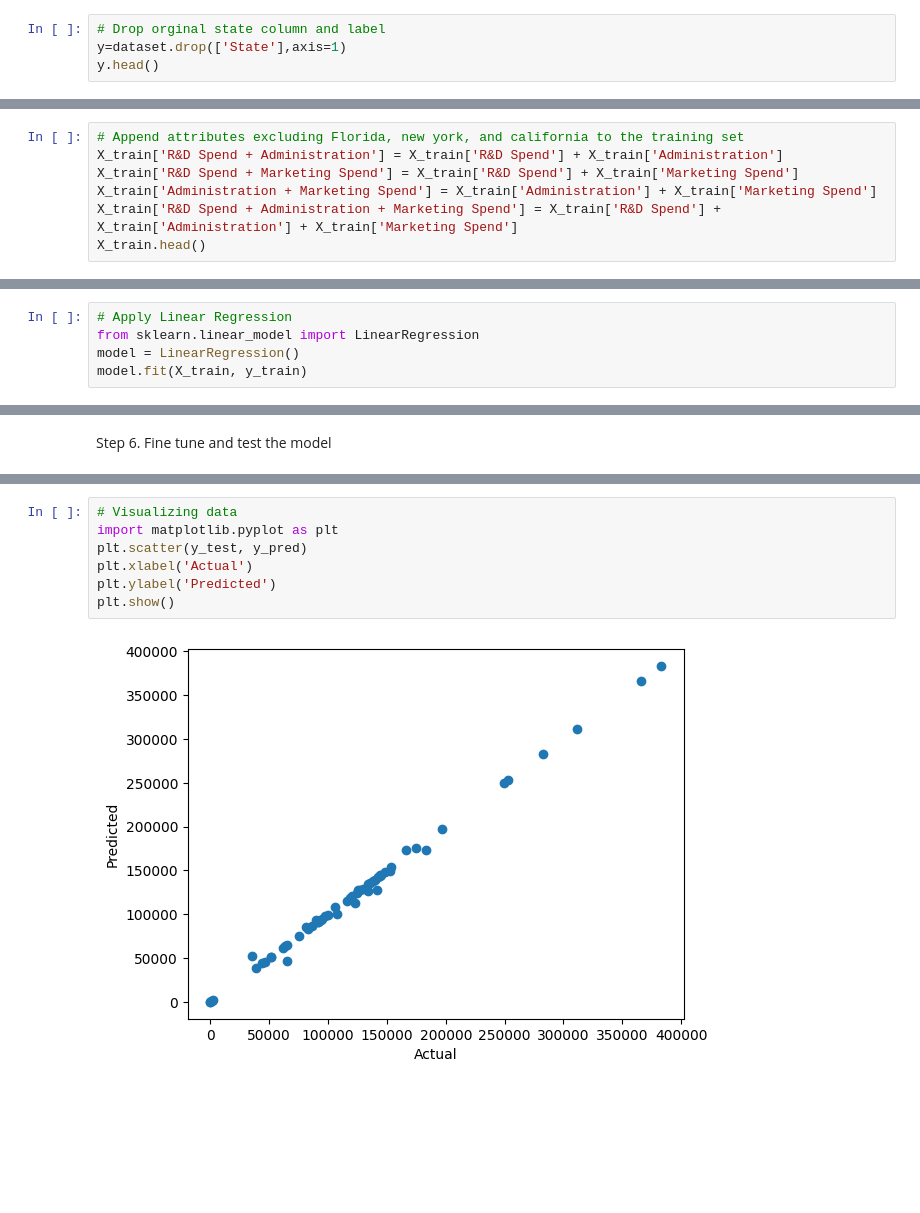
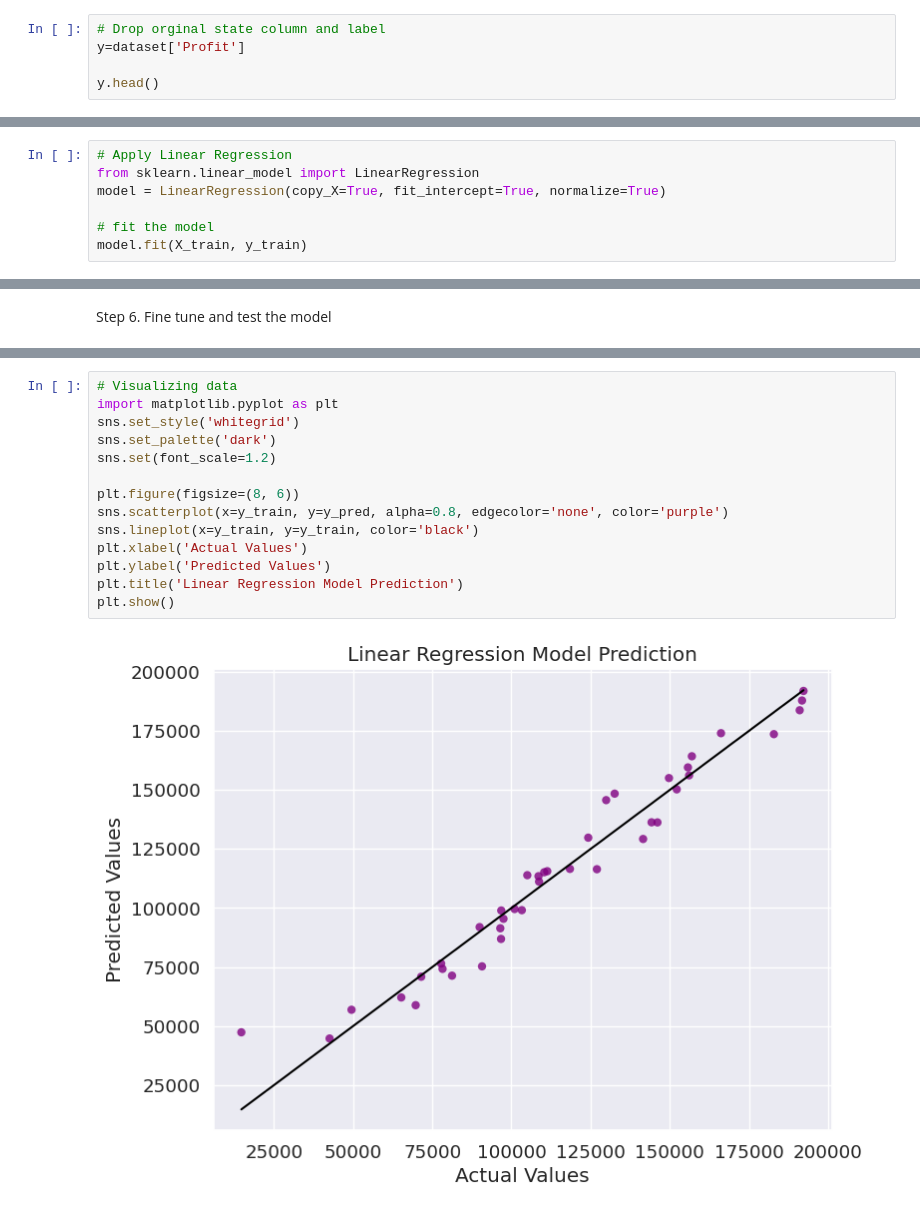
Before and after one commit to KacperBytnar/Machine_Learning_Evaluate_new_startups_profit, a Jupyter notebook: calcs/50-Startups_ML_Mandatory-Assignment.ipynb, the cells around one changed output, grey strips where cells are left out. Saved outputs shown, nothing was run; the diff lists cells and outputs as text; blank space fills up the shorter version.

Commit message:
Linear Regression and Random Forest models - training + prediction

```diff
--- a/calcs/50-Startups_ML_Mandatory-Assignment.ipynb
+++ b/calcs/50-Startups_ML_Mandatory-Assignment.ipynb
@@ -104,5 +162,6 @@ X.head()
 # %%
 # Drop orginal state column and label
-y=dataset.drop(['State'],axis=1)
+y=dataset['Profit']
+
 y.head()
 # %% [output]
@@ -286,10 +414,3 @@ Florida                                         0.116244
 New York                                        0.031368
 California                                     -0.145837
 Name: Profit, dtype: float64
-# %%
-# Append attributes excluding Florida, new york, and california to the training set
-X_train['R&D Spend + Administration'] = X_train['R&D Spend'] + X_train['Administration']
-X_train['R&D Spend + Marketing Spend'] = X_train['R&D Spend'] + X_train['Marketing Spend']
-X_train['Administration + Marketing Spend'] = X_train['Administration'] + X_train['Marketing Spend']
-X_train['R&D Spend + Administration + Marketing Spend'] = X_train['R&D Spend'] + X_train['Administration'] + X_train['Marketing Spend']
-X_train.head()
@@ -352,6 +466,8 @@ Select and train a model
 # %%
 # Apply Linear Regression
 from sklearn.linear_model import LinearRegression
-model = LinearRegression()
+model = LinearRegression(copy_X=True, fit_intercept=True, normalize=True)
+
+# fit the model
 model.fit(X_train, y_train)
 # %% [output]
@@ -481,9 +587,16 @@ print(best_parameters)
 # %%
 # Visualizing data
 import matplotlib.pyplot as plt
-plt.scatter(y_test, y_pred)
-plt.xlabel('Actual')
-plt.ylabel('Predicted')
+sns.set_style('whitegrid')
+sns.set_palette('dark')
+sns.set(font_scale=1.2)
+
+plt.figure(figsize=(8, 6))
+sns.scatterplot(x=y_train, y=y_pred, alpha=0.8, edgecolor='none', color='purple')
+sns.lineplot(x=y_train, y=y_train, color='black')
+plt.xlabel('Actual Values')
+plt.ylabel('Predicted Values')
+plt.title('Linear Regression Model Prediction')
 plt.show()
 # %% [output]
-[figure, old version]
+[figure, new version]
```
Also changed, not shown: parts of 45 cells of this notebook.
